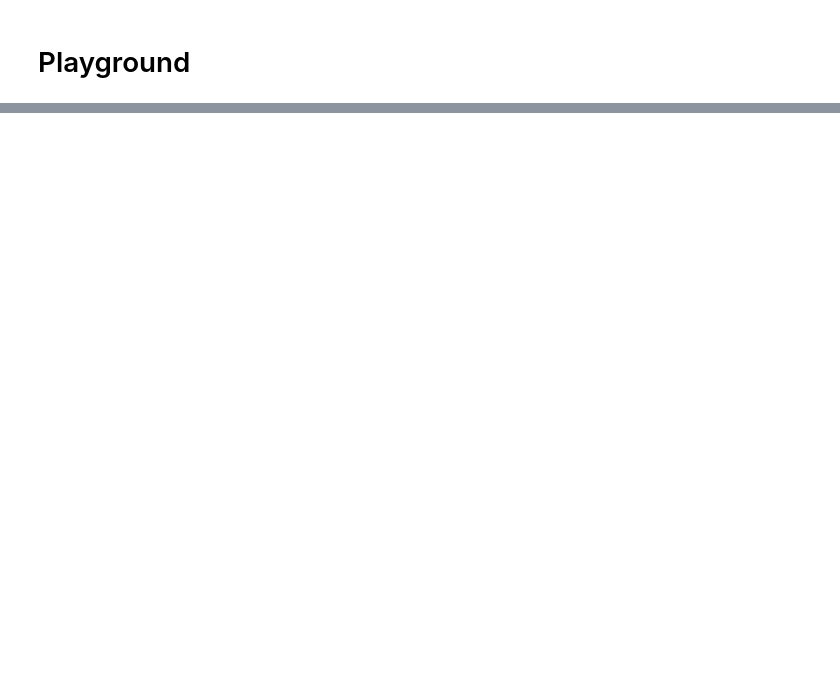
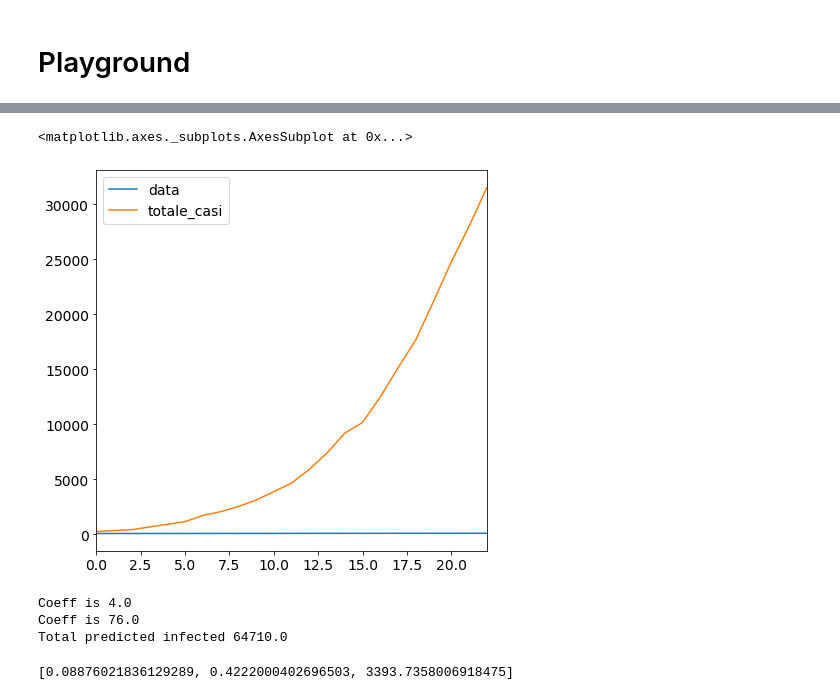
Before and after one commit to gbellandi/corona_model, a Jupyter notebook: Corona_model_scenarios_JHUdata.ipynb, the cells around one changed output, grey strips where cells are left out. Saved outputs shown, nothing was run; the diff lists cells and outputs as text; code cells hidden in the pictures; blank space fills up the shorter version.

```diff
--- a/Corona_model_scenarios_JHUdata.ipynb
+++ b/Corona_model_scenarios_JHUdata.ipynb
@@ -107,0 +129,10 @@ interactive(children=(FloatSlider(value=200000.0, continuous_update=False, descr
+# %%
+dfn = df.loc[:,['data','totale_casi']]
+FMT = '%Y-%m-%d %H:%M:%S'
+date = dfn['data']
+dfn['data'] = date.map(lambda x : (datetime.strptime(x, FMT) - datetime.strptime("2020-01-01 00:00:00", FMT)).days  )
+# %%
+dfn.plot()
+# %% [output]
+<matplotlib.axes._subplots.AxesSubplot at 0x...>
+[figure, added]
@@ -107,0 +146,11 @@ interactive(children=(FloatSlider(value=200000.0, continuous_update=False, descr
+# %%
+a = fit[0][0]
+b = fit[0][1]
+c = fit[0][2]
+print('Coeff is '+str(round(a)))
+print('Coeff is '+str(round(b)))
+print('Total predicted infected '+str(round(c)))
+# %% [output]
+Coeff is 4.0
+Coeff is 76.0
+Total predicted infected 64710.0
@@ -107,0 +159,4 @@ interactive(children=(FloatSlider(value=200000.0, continuous_update=False, descr
+# %%
+errors
+# %% [output]
+[0.08876021836129289, 0.4222000402696503, 3393.7358006918475]
```
Also changed, not shown: parts of 16 cells of this notebook.
